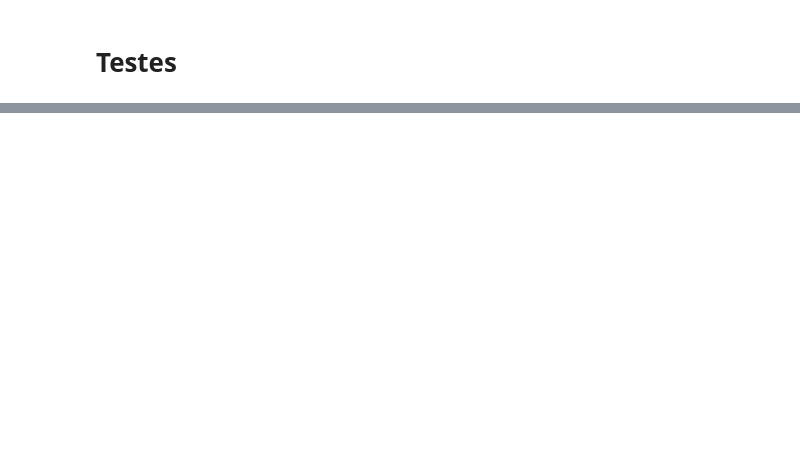
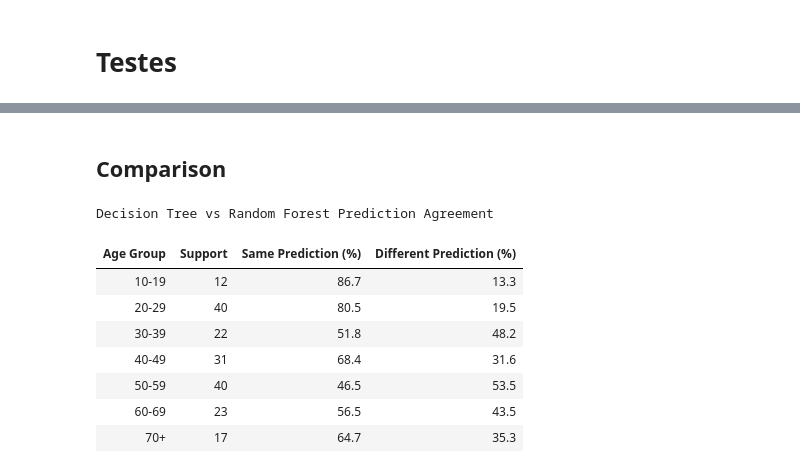
Before and after one commit to gabdumal/data_mining, a Jupyter notebook: assignment_7/tests.ipynb, the cells around one changed output, grey strips where cells are left out. Cells and saved outputs as stored; diff of their text form; code cells hidden in the pictures; blank space fills up the shorter version.

```diff
--- a/assignment_7/tests.ipynb
+++ b/assignment_7/tests.ipynb
@@ -51,0 +143,14 @@ plot_mean_confusion_matrix(
+# %% [markdown]
+## Comparison
+# %%
+display_model_agreement(agreement_between_models)
+# %% [output]
+Decision Tree vs Random Forest Prediction Agreement
+| Age Group | Support | Same Prediction (%) | Different Prediction (%) |
+| 10-19 | 12 | 86.7 | 13.3 |
+| 20-29 | 40 | 80.5 | 19.5 |
+| 30-39 | 22 | 51.8 | 48.2 |
+| 40-49 | 31 | 68.4 | 31.6 |
+| 50-59 | 40 | 46.5 | 53.5 |
+| 60-69 | 23 | 56.5 | 43.5 |
+| 70+ | 17 | 64.7 | 35.3 |
```
Also changed, not shown: parts of 3 cells of this notebook, 10 other files.
